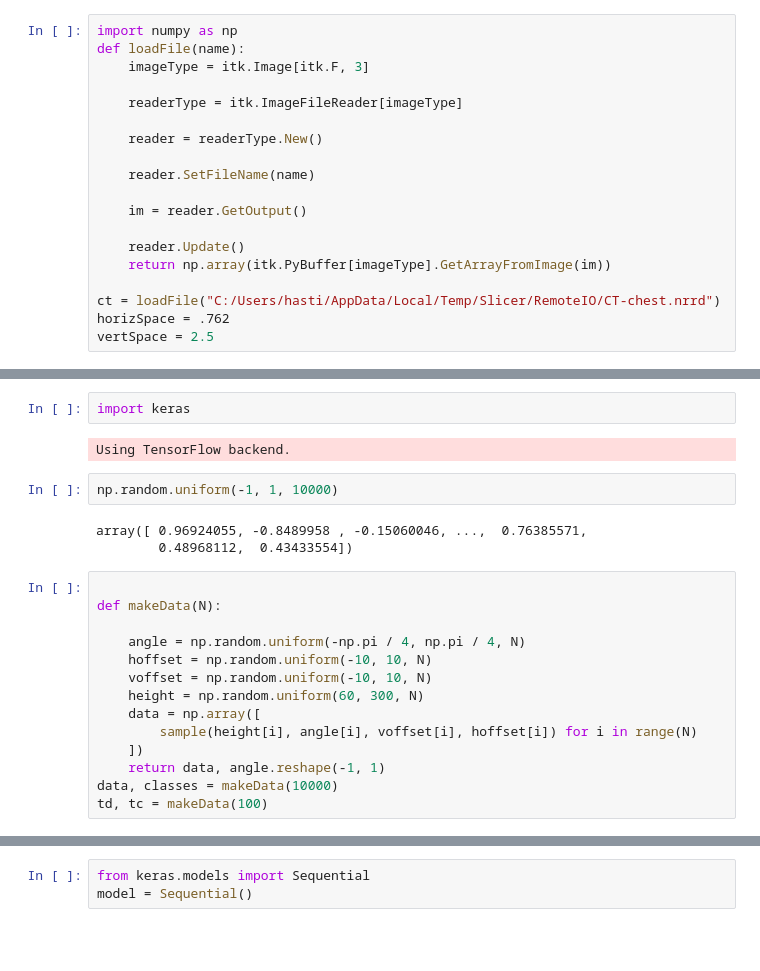
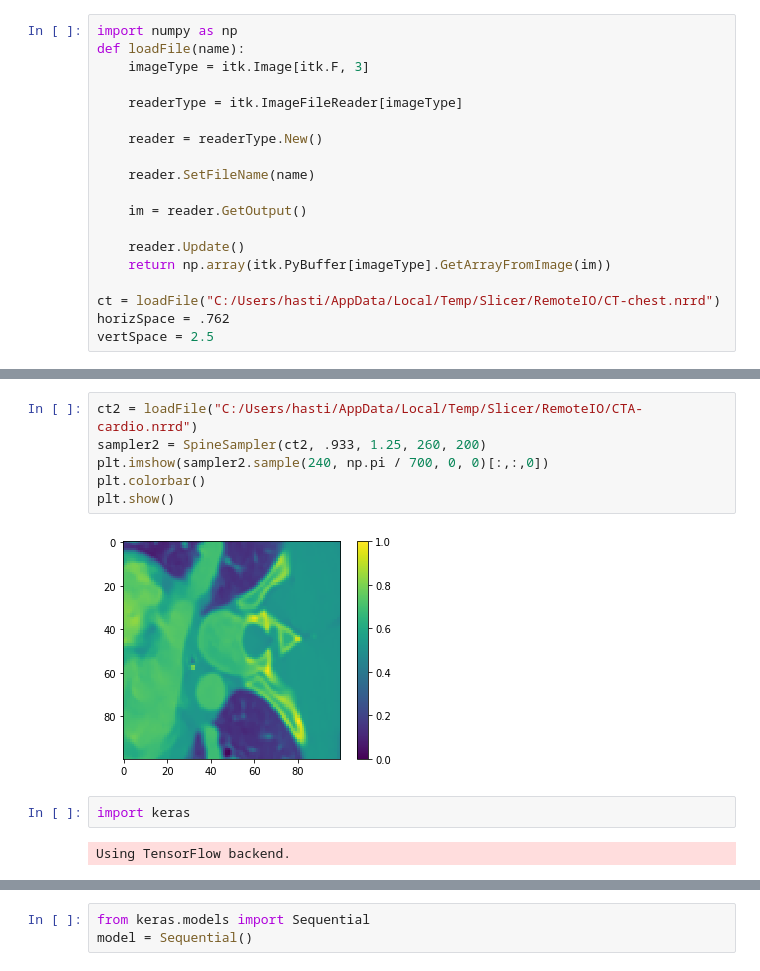
Before and after one commit to HastingsGreer/neuralScoliosis, a Jupyter notebook: NeuralAngle.ipynb, the cells around one changed output, grey strips where cells are left out. Saved outputs shown, nothing was run; the diff lists cells and outputs as text; blank space fills up the shorter version.

```diff
--- a/NeuralAngle.ipynb
+++ b/NeuralAngle.ipynb
@@ -46,23 +75,12 @@ plt.show()
+# %%
+ct2 = loadFile("C:/Users/hasti/AppData/Local/Temp/Slicer/RemoteIO/CTA-cardio.nrrd")
+sampler2 = SpineSampler(ct2, .933, 1.25, 260, 200)
+plt.imshow(sampler2.sample(240, np.pi / 700, 0, 0)[:,:,0])
+plt.colorbar()
+plt.show()
+# %% [output]
+[figure, added]
 # %%
 import keras
 # %% [output]
 Using TensorFlow backend.
-# %%
-np.random.uniform(-1, 1, 10000)
-# %% [output]
-array([ 0.96924055, -0.8489958 , -0.15060046, ...,  0.76385571,
-        0.48968112,  0.43433554])
-# %%
-
-def makeData(N):
-
-    angle = np.random.uniform(-np.pi / 4, np.pi / 4, N)
-    hoffset = np.random.uniform(-10, 10, N)
-    voffset = np.random.uniform(-10, 10, N)
-    height = np.random.uniform(60, 300, N)
-    data = np.array([
-        sample(height[i], angle[i], voffset[i], hoffset[i]) for i in range(N)
-    ])
-    return data, angle.reshape(-1, 1)
-data, classes = makeData(10000)
-td, tc = makeData(100)
```
Also changed, not shown: parts of 30 cells of this notebook.
